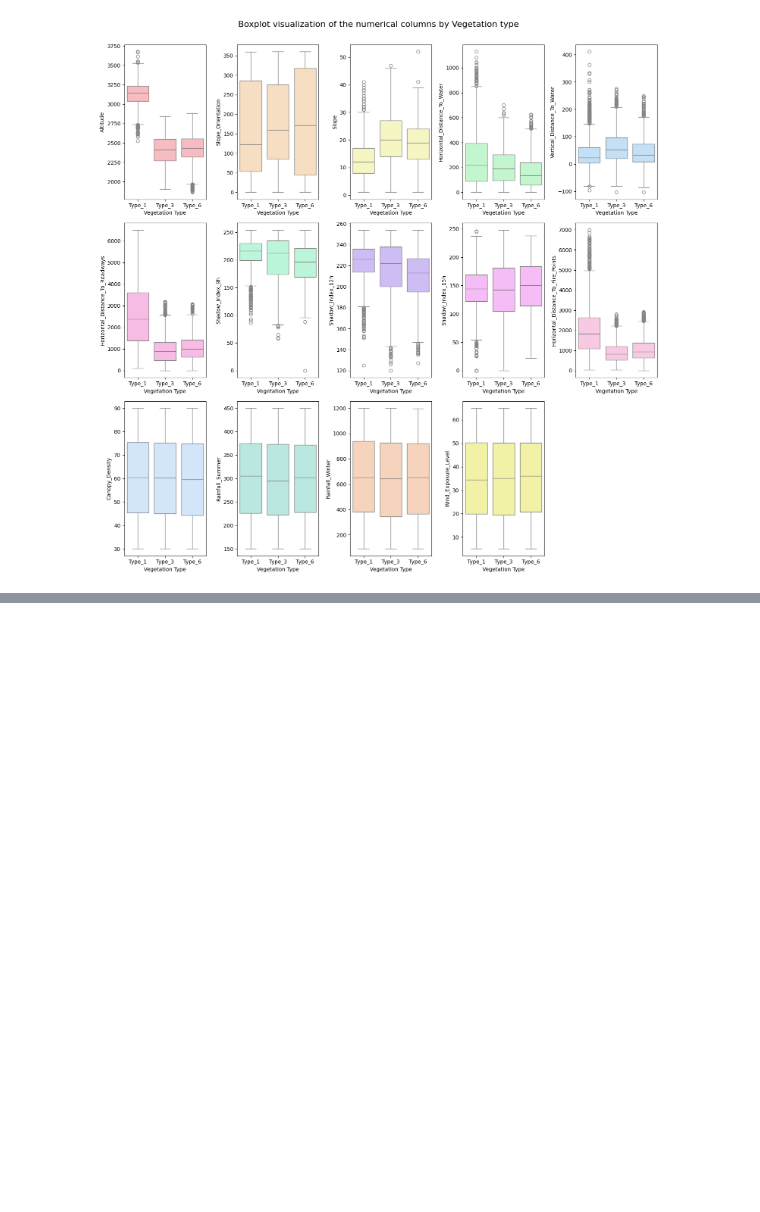
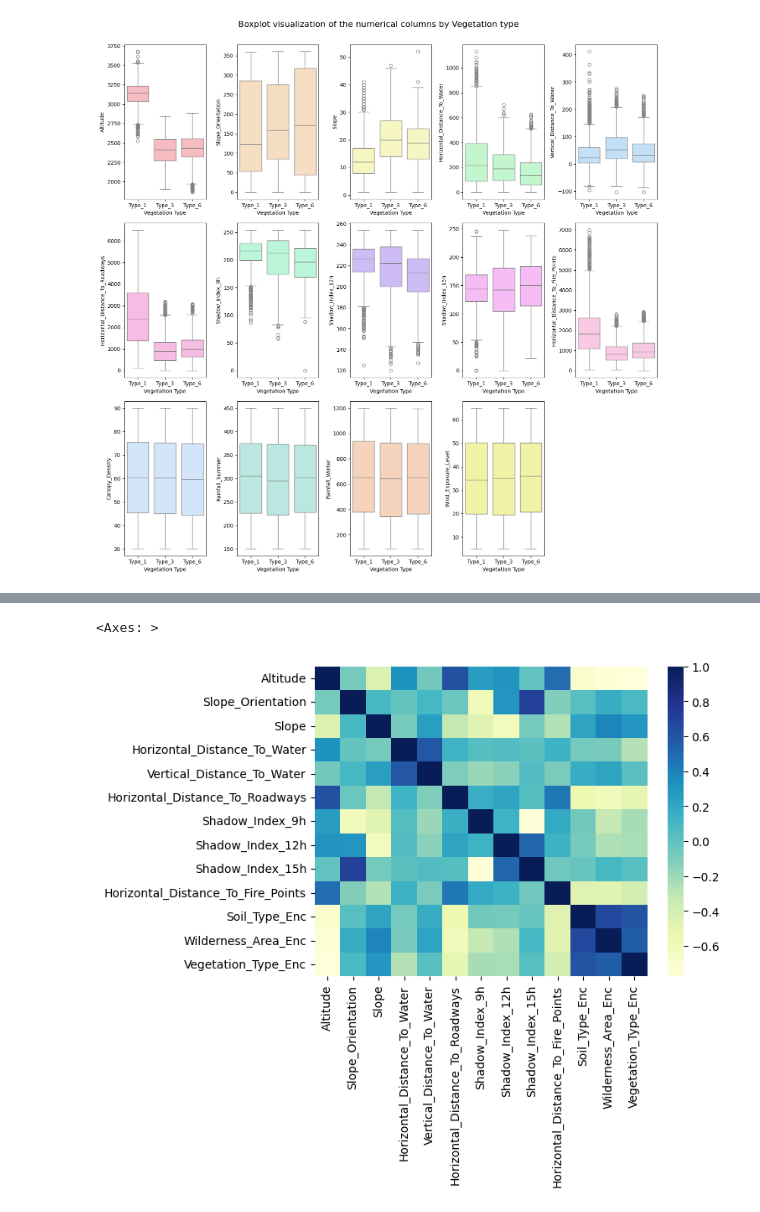
Before and after one commit to beatrizmsa/ml-vegetation-classifier, a Jupyter notebook: notebook.ipynb, the cells around one changed output, grey strips where cells are left out. Drawn from its saved outputs; the diff is of its cells as text; code cells hidden in the pictures; blank space fills up the shorter version.

```diff
--- a/notebook.ipynb
+++ b/notebook.ipynb
@@ -103,0 +142,10 @@ boxplot_by_type_visualization(data, numerical_columns, 'Boxplot visualization of
+# %%
+# Removing the columns without any correlation
+encoded_data_without_id = encoded_data_without_id.drop(['Canopy_Density', 'Rainfall_Summer', 'Rainfall_Winter', 'Wind_Exposure_Level'], axis=1)
+# %%
+corr_matrix = encoded_data_without_id.corr(numeric_only=True)
+
+sns.heatmap(corr_matrix, cmap="YlGnBu")
+# %% [output]
+<Axes: >
+[figure, added]
```
Also changed, not shown: parts of 10 cells of this notebook.
